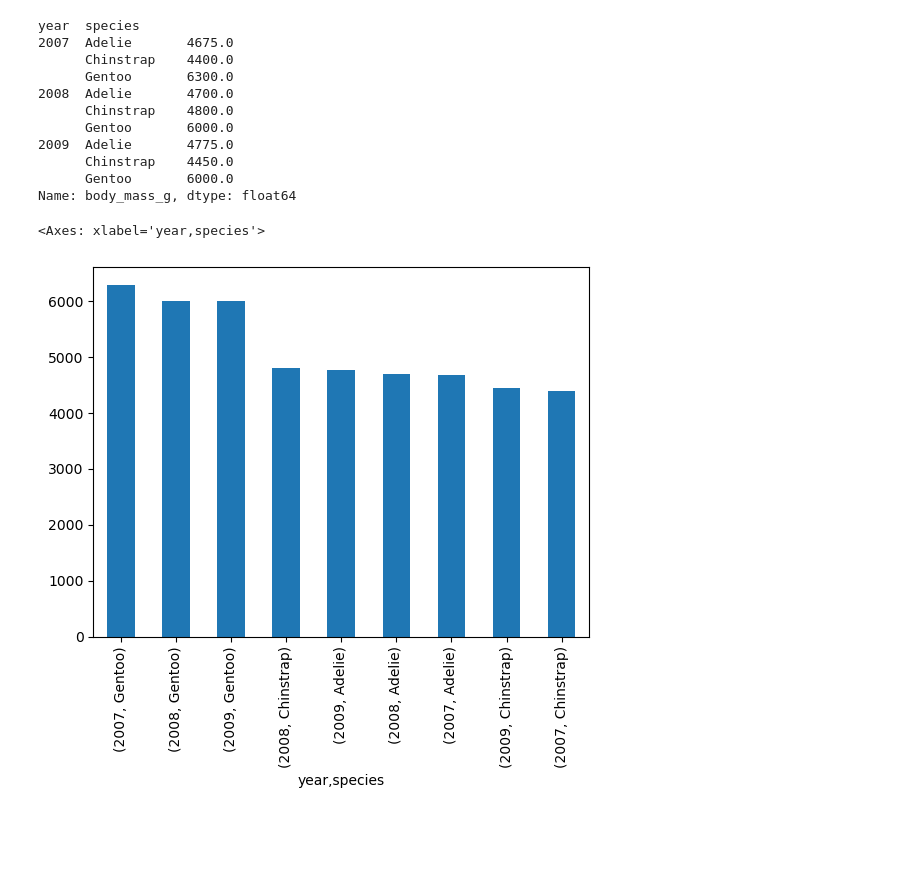
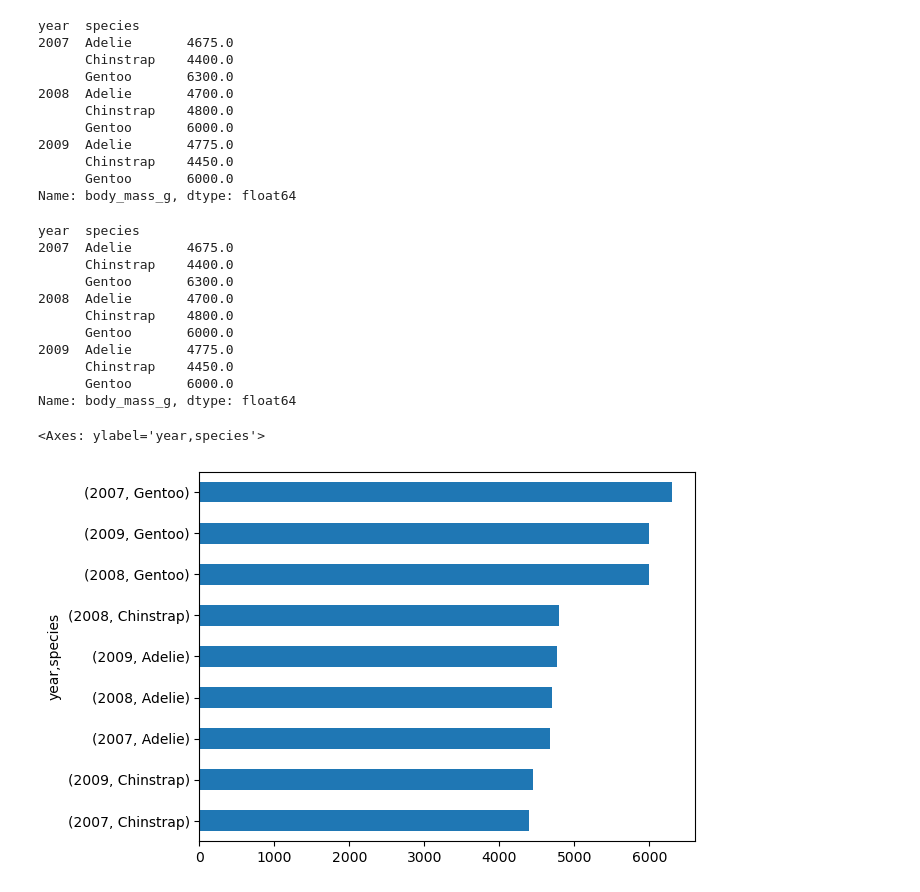
Before and after one commit to zachyyy700/eds220-2025-in-class, a Jupyter notebook: week2-groupby.ipynb, the cells around one changed output. Cells and saved outputs as stored; diff of their text form; code cells hidden in the pictures; blank space fills up the shorter version.

Commit message:
Finish groupby check-in

```diff
--- a/week2-groupby.ipynb
+++ b/week2-groupby.ipynb
@@ -27,8 +27,22 @@ year  species
       Chinstrap    4450.0
       Gentoo       6000.0
 Name: body_mass_g, dtype: float64
+# %%
+penguins.groupby(['year', 'species']).body_mass_g.max()
+# %% [output]
+year  species
+2007  Adelie       4675.0
+      Chinstrap    4400.0
+      Gentoo       6300.0
+2008  Adelie       4700.0
+      Chinstrap    4800.0
+      Gentoo       6000.0
+2009  Adelie       4775.0
+      Chinstrap    4450.0
+      Gentoo       6000.0
+Name: body_mass_g, dtype: float64
 # %%
-penguins.groupby(['year', 'species'])['body_mass_g'].max().sort_values(ascending=False).plot(kind='bar')
+penguins.groupby(['year', 'species'])['body_mass_g'].max().sort_values(ascending=True).plot(kind='barh')
 # %% [output]
-<Axes: xlabel='year,species'>
+<Axes: ylabel='year,species'>
-[figure, old version]
+[figure, new version]
```
